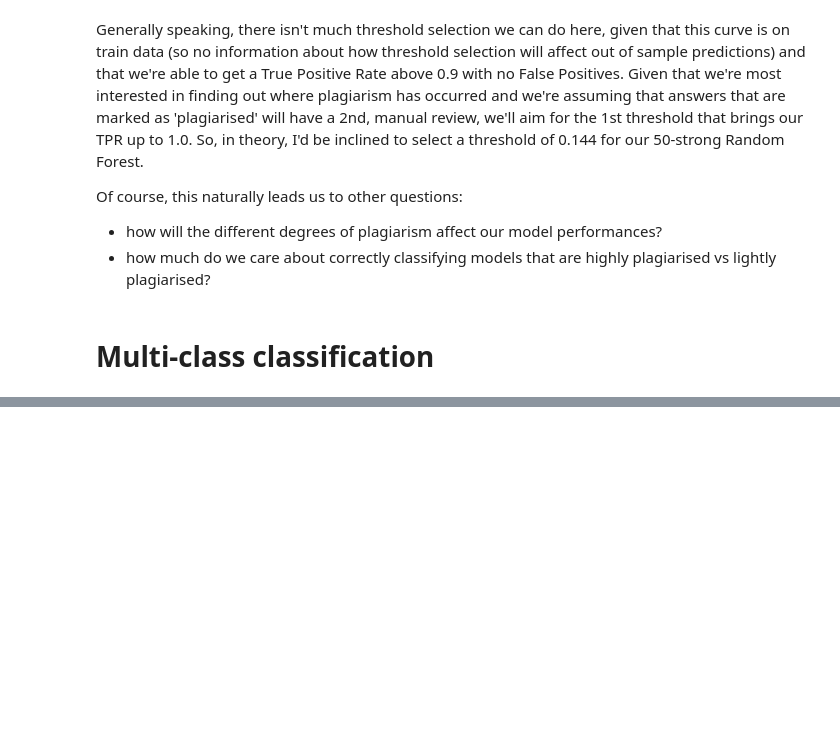
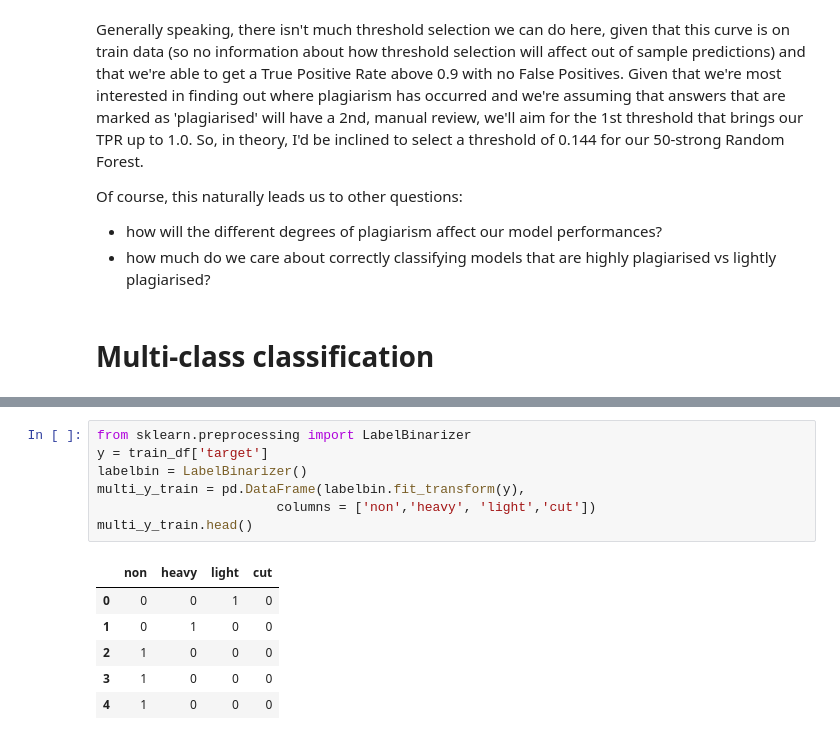
Before and after one commit to Ioana-P/Plagiarism-detection, a Jupyter notebook: 3b_Training_local_models.ipynb, the cells around one changed output, grey strips where cells are left out. Cells and saved outputs as stored; diff of their text form; blank space fills up the shorter version.

```diff
--- a/3b_Training_local_models.ipynb
+++ b/3b_Training_local_models.ipynb
@@ -359,0 +396,14 @@ Of course, this naturally leads us to other questions:
+# %%
+from sklearn.preprocessing import LabelBinarizer
+y = train_df['target']
+labelbin = LabelBinarizer()
+multi_y_train = pd.DataFrame(labelbin.fit_transform(y),
+                       columns = ['non','heavy', 'light','cut'])
+multi_y_train.head()
+# %% [output]
+|  | non | heavy | light | cut |
+| 0 | 0 | 0 | 1 | 0 |
+| 1 | 0 | 1 | 0 | 0 |
+| 2 | 1 | 0 | 0 | 0 |
+| 3 | 1 | 0 | 0 | 0 |
+| 4 | 1 | 0 | 0 | 0 |
```
Also changed, not shown: parts of 36 cells of this notebook, 2 other files.
